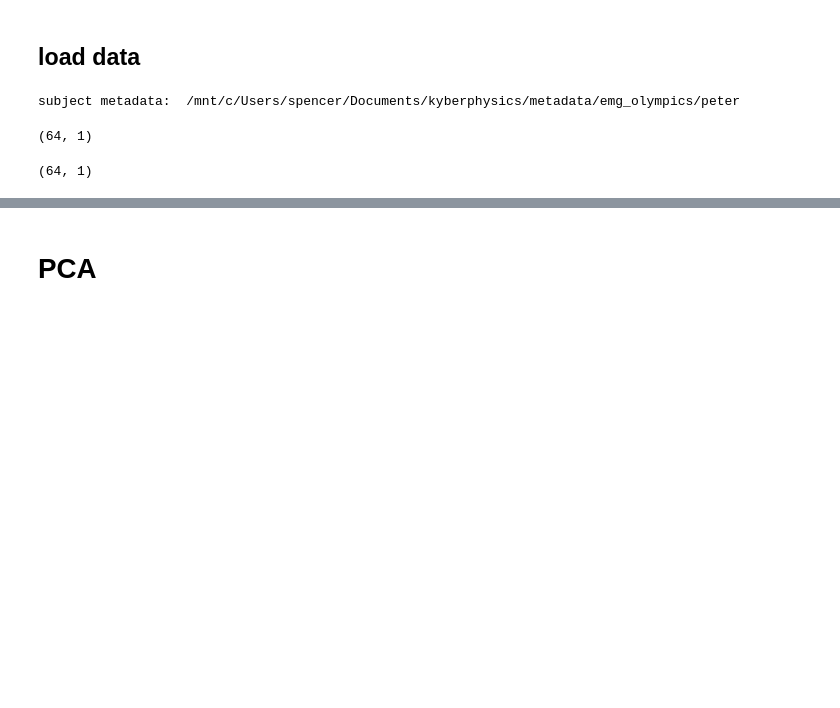
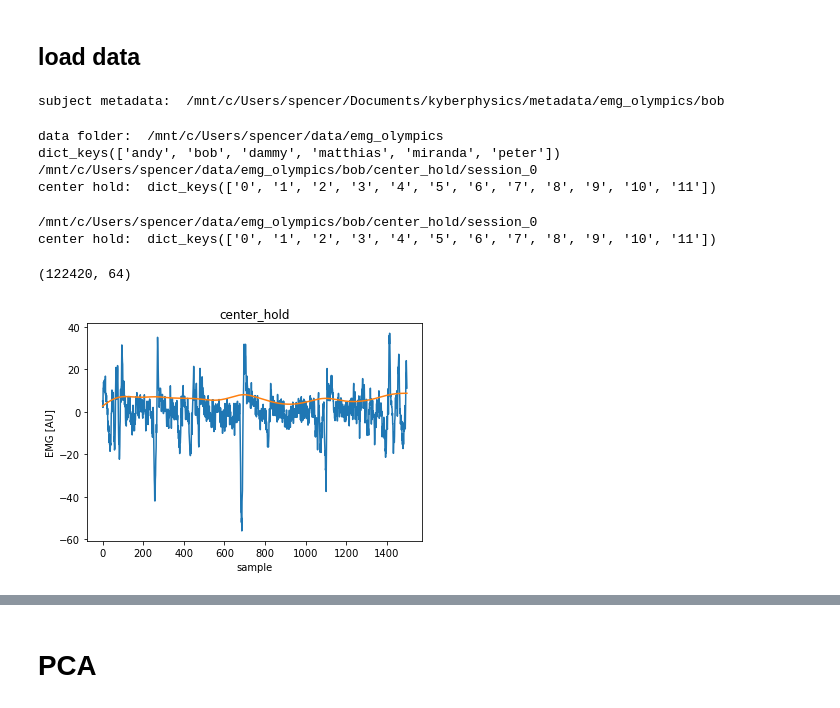
Before and after one commit to spewil/kyberphysics, a Jupyter notebook: notebooks/analysis.ipynb, the cells around one changed output, grey strips where cells are left out. Saved outputs shown, nothing was run; the diff lists cells and outputs as text; code cells hidden in the pictures; blank space fills up the shorter version.

Commit message:
after dammy

```diff
--- a/notebooks/analysis.ipynb
+++ b/notebooks/analysis.ipynb
@@ -106,42 +110,62 @@ bob -- Intercept: 2.1747459688872453 | Rate: 24.669862965881833 | Hit Fraction:
 ## load data
 # %%
 experiment = "emg_olympics"
-subject = "peter"
+subject = "bob"
 
 movement_session = "1"
 calibration_session = "0"
-center_hold_session = None # check manually for a folder, default to the first one
+center_hold_session = "0" # check manually for a folder, default to the first one
 
 subject_metadata_folder = utils.get_subject_folder(experiment=experiment, subject=subject)
 assert subject_metadata_folder.exists()
 print("subject metadata: ", subject_metadata_folder)
 # %% [output]
-subject metadata:  /mnt/c/Users/spencer/Documents/kyberphysics/metadata/emg_olympics/peter
+subject metadata:  /mnt/c/Users/spencer/Documents/kyberphysics/metadata/emg_olympics/bob
+# %%
+ed = files.build_experiment_path_dict(experiment)
+print(ed["subjects"].keys())
+if not center_hold_session is None:
+    path = utils.get_session_path(ed, subject, "center_hold", "session_" + str(center_hold_session))
+    print(path)
+    chd = utils.load_center_hold_emg(path)
+    print("center hold: ", chd.keys())
+# %% [output]
+data folder:  /mnt/c/Users/spencer/data/emg_olympics
+dict_keys(['andy', 'bob', 'dammy', 'matthias', 'miranda', 'peter'])
+/mnt/c/Users/spencer/data/emg_olympics/bob/center_hold/session_0
+center hold:  dict_keys(['0', '1', '2', '3', '4', '5', '6', '7', '8', '9', '10', '11'])
 # %%
 if not center_hold_session is None:
     path = utils.get_session_path(ed, subject, "center_hold", "session_" + str(center_hold_session))
     print(path)
     chd = utils.load_center_hold_emg(path)
     print("center hold: ", chd.keys())
+# %% [output]
+/mnt/c/Users/spencer/data/emg_olympics/bob/center_hold/session_0
+center hold:  dict_keys(['0', '1', '2', '3', '4', '5', '6', '7', '8', '9', '10', '11'])
 # %%
 if not center_hold_session is None:
     concat_center_hold_data = utils.concat_emg_trials(chd)[:,:64]
-    concat_center_hold_data = analysis.highpass(concat_center_hold_data,cutoff=high_cutoff)
+    concat_center_hold_data = analysis.highpass(concat_center_hold_data,cutoff=3)
     print(concat_center_hold_data.shape)
     center_hold_vars = np.std(concat_center_hold_data, axis=0)
     center_hold_means = np.mean(concat_center_hold_data, axis=0)
 # %% [output]
-(64, 1)
+(122420, 64)
 # %%
+start=3000
+stop = 4500
+channel=11
+low_cutoff=5
 if not center_hold_session is None:
     plt.figure()
     hp = concat_center_hold_data[start:stop]
     lp = analysis.lowpass(analysis.rectify(hp), cutoff=low_cutoff)
     plt.plot(hp[:,channel])
     plt.plot(lp[:,channel])
     plt.title("center_hold")
     plt.xlabel("sample")
     plt.ylabel("EMG [AU]")
 # %% [output]
-(64, 1)
+[figure, added]
 # %%
```
Also changed, not shown: parts of 6 cells of this notebook, 10 other files.
